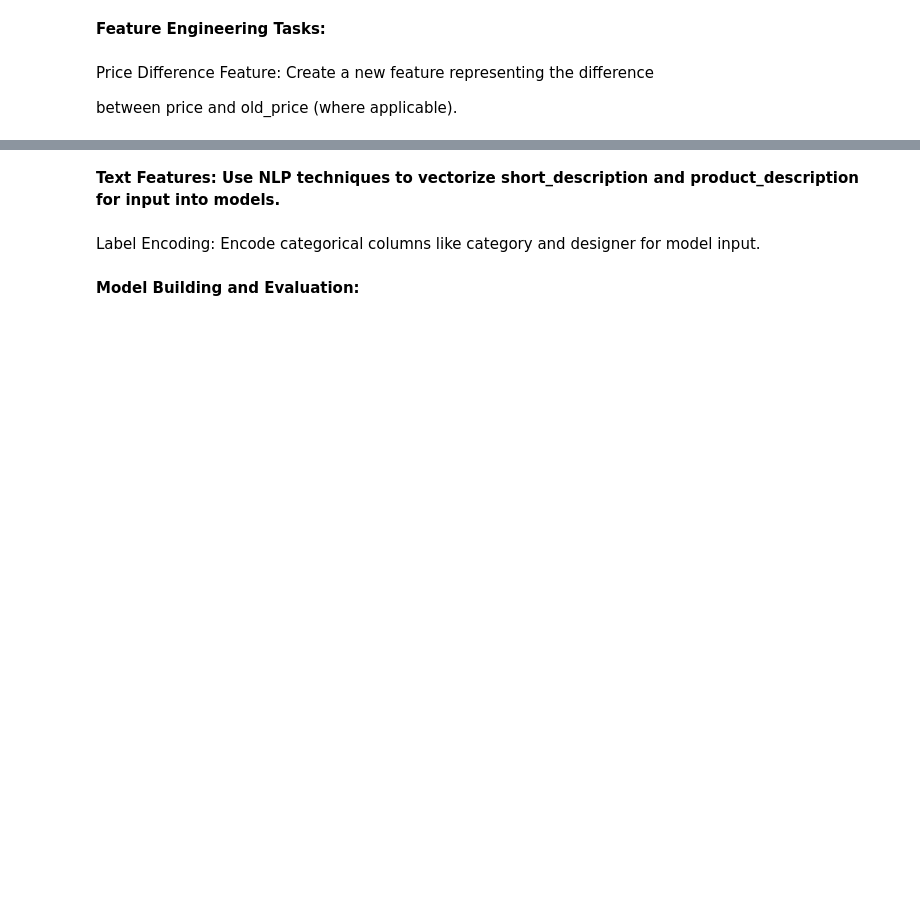
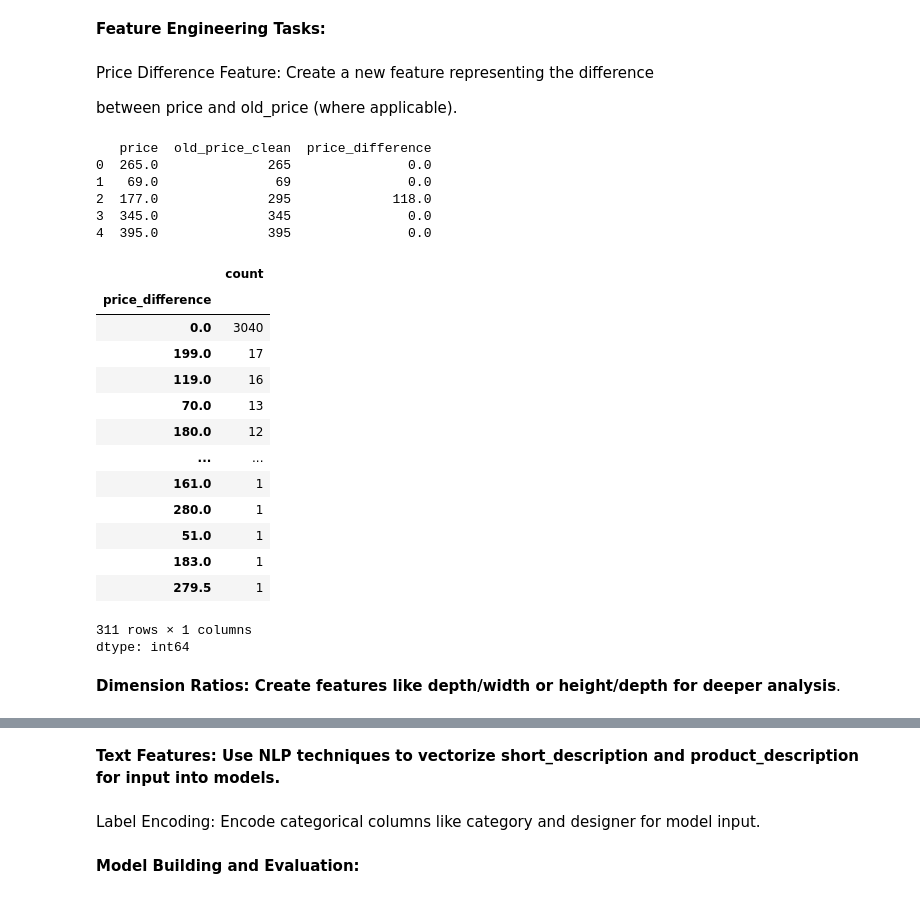
Before and after one commit to Sevinj-joy/Matplotlib_examples, a Jupyter notebook: IKEA/ikea_analysis.ipynb, the cells around one changed output, grey strips where cells are left out. Cells and saved outputs as stored; diff of their text form; code cells hidden in the pictures; blank space fills up the shorter version.

```diff
--- a/IKEA/ikea_analysis.ipynb
+++ b/IKEA/ikea_analysis.ipynb
@@ -2218,6 +2218,3 @@ data.head()
 Price Difference Feature: Create a new feature representing the difference
 
 between price and old_price (where applicable).
-# %%
-#Eyni kateqoriyaya görə old_price median ilə doldurmaq
-data['old_price'] = data.groupby('category')['old_price'].transform(lambda x: x.fillna(x.median()))
@@ -2227,2 +2220,0 @@ valid_data['price_difference'] = valid_data['price'] - valid_data['old_price']
-# %%
-data['has_old_price'] = data['old_price'].notna()
@@ -2233,0 +2221,36 @@ print(f"Endirim olunan məhsulların sayı: {len(discounted_products)}")
+# %%
+data['old_price_clean'] = data.apply(
+    lambda row: row['price'] if pd.isna(row['old_price_clean']) else row['old_price_clean'],
+    axis=1
+)
+
+data['price_difference'] = data['old_price_clean'] - data['price']
+
+print(data[['price', 'old_price_clean', 'price_difference']].head())
+# %% [output]
+   price  old_price_clean  price_difference
+0  265.0              265               0.0
+1   69.0               69               0.0
+2  177.0              295             118.0
+3  345.0              345               0.0
+4  395.0              395               0.0
+# %%
+data['price_difference'].value_counts()
+# %% [output]
+|  | count |
+| price_difference |  |
+| 0.0 | 3040 |
+| 199.0 | 17 |
+| 119.0 | 16 |
+| 70.0 | 13 |
+| 180.0 | 12 |
+| ... | ... |
+| 161.0 | 1 |
+| 280.0 | 1 |
+| 51.0 | 1 |
+| 183.0 | 1 |
+| 279.5 | 1 |
+311 rows × 1 columns
+dtype: int64
+# %% [markdown]
+**Dimension Ratios: Create features like depth/width or height/depth for deeper analysis**.
```
Also changed, not shown: parts of 11 cells of this notebook.
